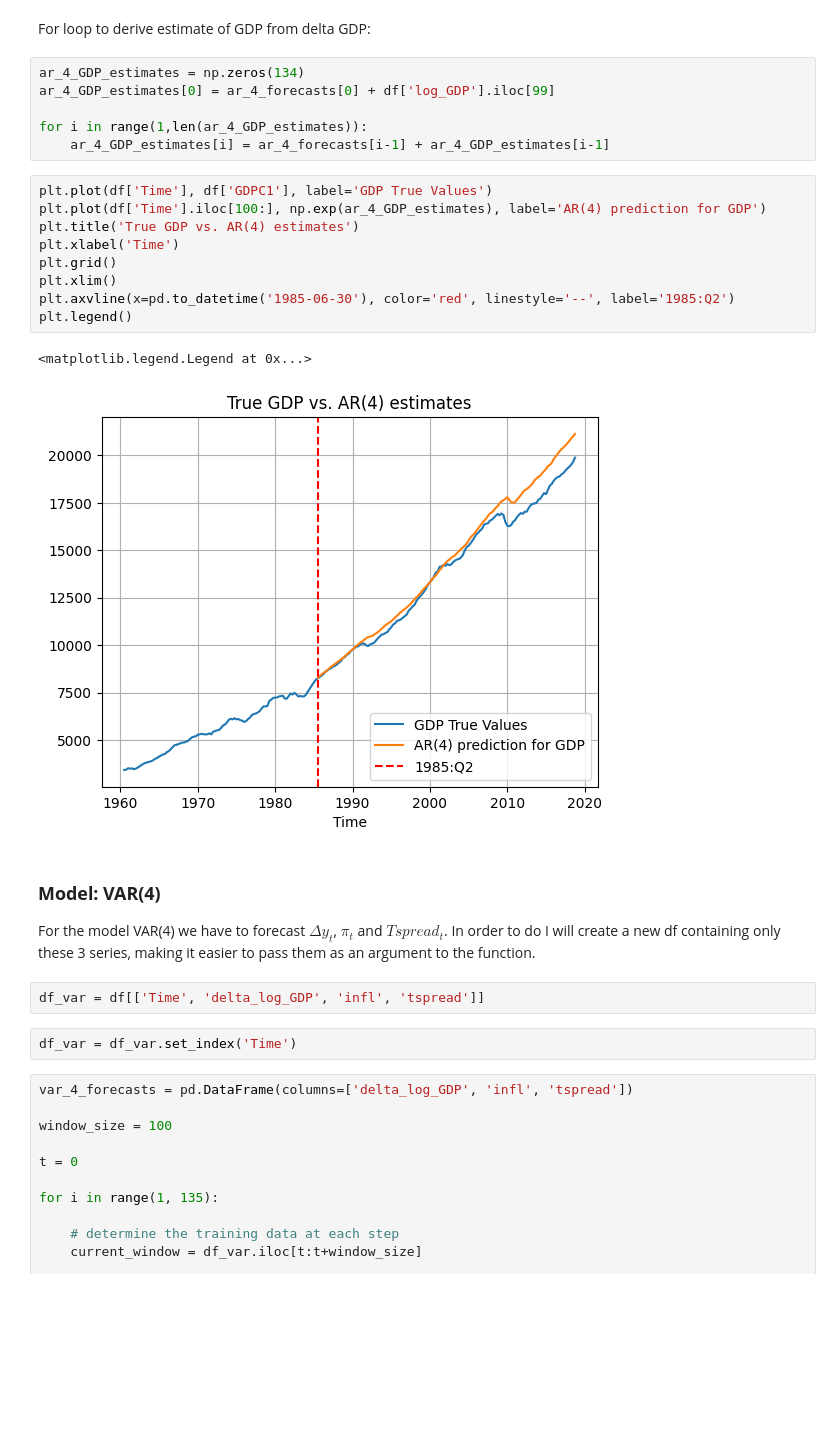
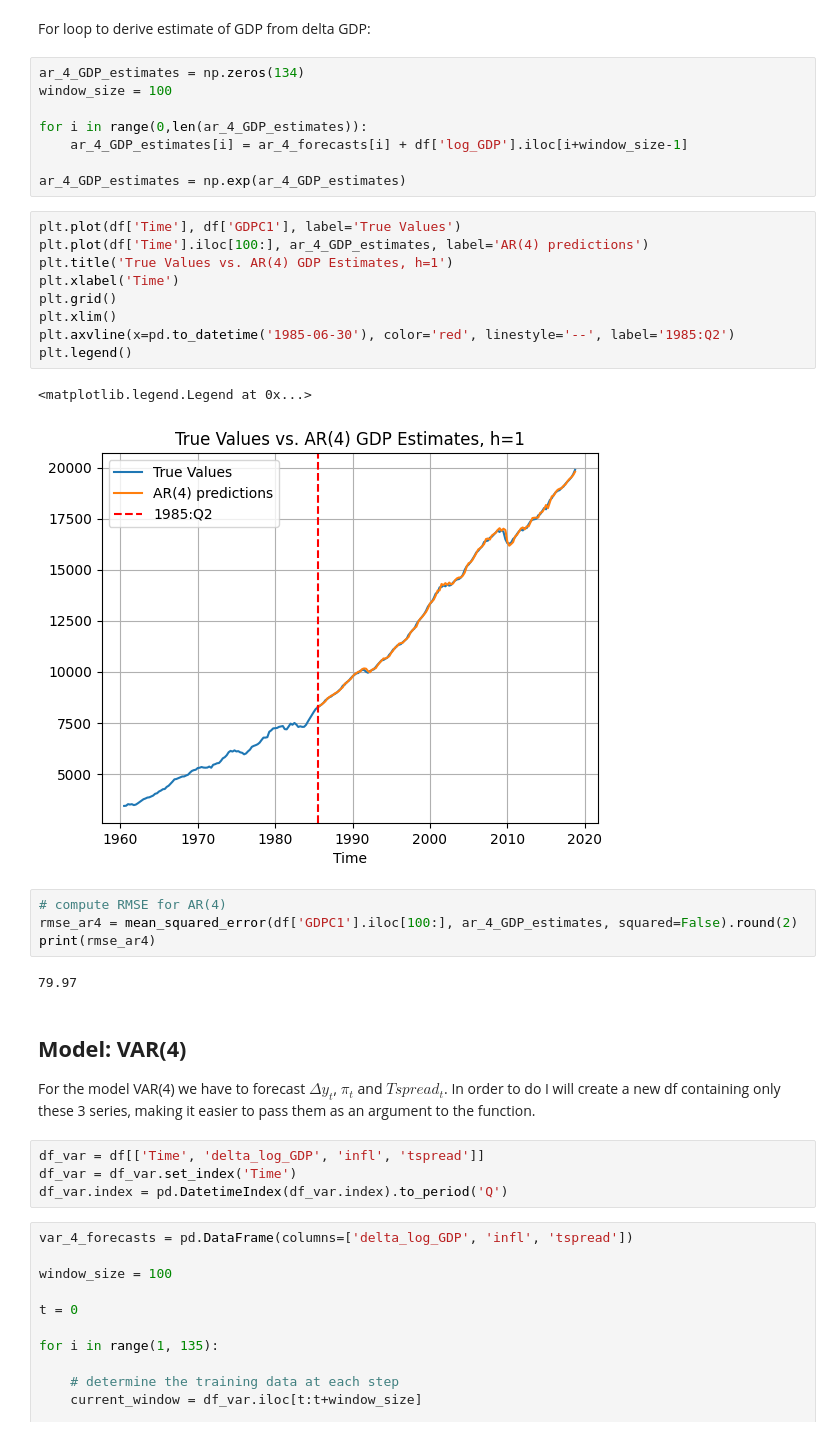
Before and after one commit to giordanovitale/Time-Series-Project, a Jupyter notebook: ts_project.ipynb, the cells around one changed output. Drawn from its saved outputs; the diff is of its cells as text; blank space fills up the shorter version.

Commit message:
plot pc

```diff
--- a/ts_project.ipynb
+++ b/ts_project.ipynb
@@ -170,29 +135,37 @@ Where $\Delta \hat{y}_{h}$ is estimated thanks to the model, and the same for $\
 For loop to derive estimate of GDP from delta GDP:
 # %%
 ar_4_GDP_estimates = np.zeros(134)
-ar_4_GDP_estimates[0] = ar_4_forecasts[0] + df['log_GDP'].iloc[99]
+window_size = 100
 
-for i in range(1,len(ar_4_GDP_estimates)):
-    ar_4_GDP_estimates[i] = ar_4_forecasts[i-1] + ar_4_GDP_estimates[i-1]
+for i in range(0,len(ar_4_GDP_estimates)):
+    ar_4_GDP_estimates[i] = ar_4_forecasts[i] + df['log_GDP'].iloc[i+window_size-1]
+
+ar_4_GDP_estimates = np.exp(ar_4_GDP_estimates)
 # %%
-plt.plot(df['Time'], df['GDPC1'], label='GDP True Values')
-plt.plot(df['Time'].iloc[100:], np.exp(ar_4_GDP_estimates), label='AR(4) prediction for GDP')
-plt.title('True GDP vs. AR(4) estimates')
+plt.plot(df['Time'], df['GDPC1'], label='True Values')
+plt.plot(df['Time'].iloc[100:], ar_4_GDP_estimates, label='AR(4) predictions')
+plt.title('True Values vs. AR(4) GDP Estimates, h=1')
 plt.xlabel('Time')
 plt.grid()
 plt.xlim()
 plt.axvline(x=pd.to_datetime('1985-06-30'), color='red', linestyle='--', label='1985:Q2')
 plt.legend()
 # %% [output]
 <matplotlib.legend.Legend at 0x...>
-[figure, old version]
+[figure, new version]
+# %%
+# compute RMSE for AR(4)
+rmse_ar4 = mean_squared_error(df['GDPC1'].iloc[100:], ar_4_GDP_estimates, squared=False).round(2)
+print(rmse_ar4)
+# %% [output]
+79.97
 # %% [markdown]
-### **Model: VAR(4)**
+## **Model: VAR(4)**
 For the model VAR(4) we have to forecast $\Delta y_t$, $\pi_t$ and $Tspread_t$. In order to do I will create a new df containing only these 3 series, making it easier to pass them as an argument to the function.
 # %%
 df_var = df[['Time', 'delta_log_GDP', 'infl', 'tspread']]
+df_var = df_var.set_index('Time')
+df_var.index = pd.DatetimeIndex(df_var.index).to_period('Q')
-# %%
-df_var = df_var.set_index('Time')
 # %%
 var_4_forecasts = pd.DataFrame(columns=['delta_log_GDP', 'infl', 'tspread'])
 
```
Also changed, not shown: parts of 60 cells of this notebook.
